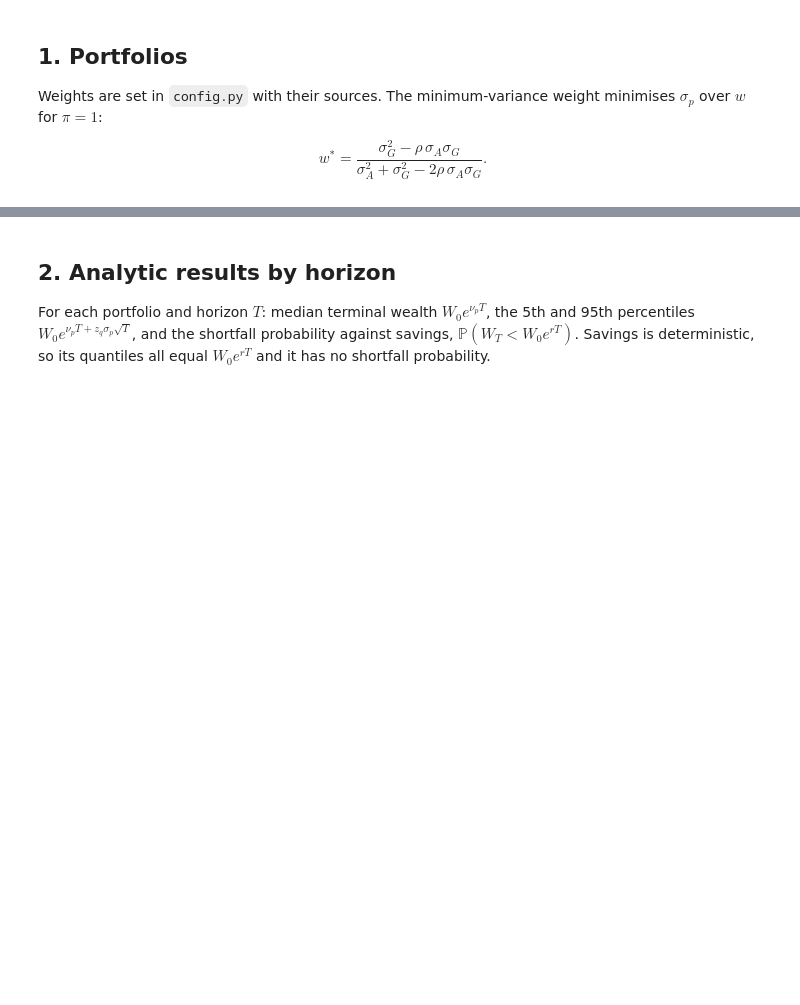
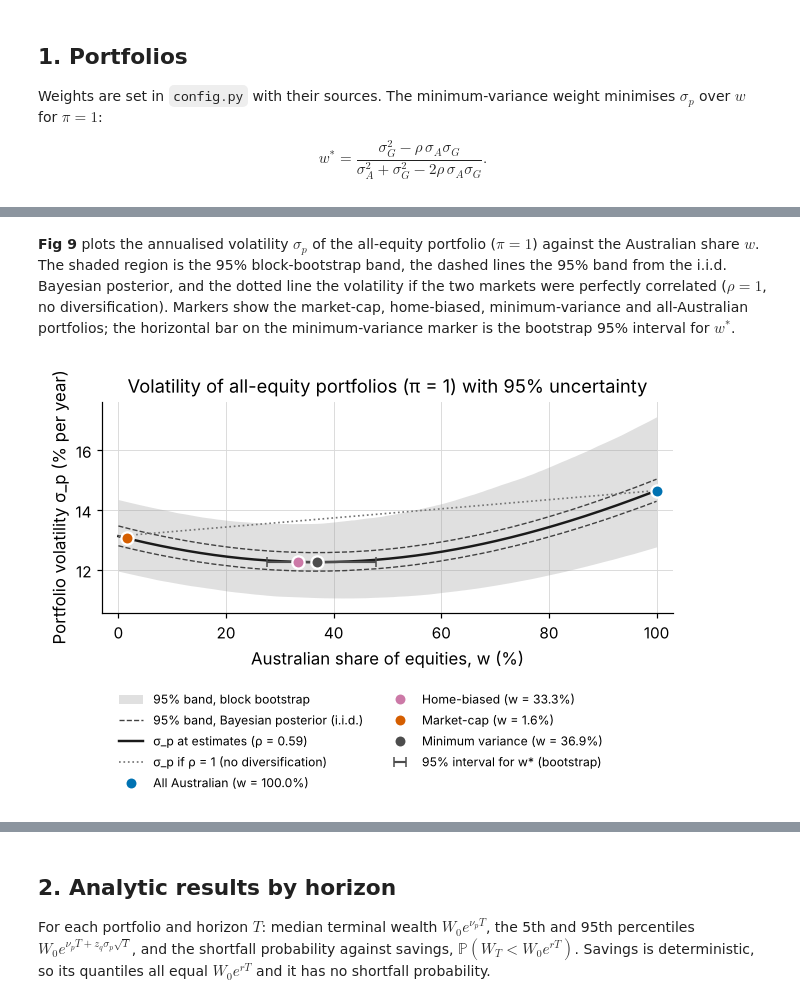
Before and after one commit to 9yifanchen9/MATH5816-Mini-Project, a Jupyter notebook: notebooks/04_application.ipynb, the cells around one changed output, grey strips where cells are left out. Saved outputs shown, nothing was run; the diff lists cells and outputs as text; code cells hidden in the pictures; blank space fills up the shorter version.

```diff
--- a/notebooks/04_application.ipynb
+++ b/notebooks/04_application.ipynb
@@ -139,3 +156,40 @@ plt.show()
+# %% [markdown]
+**Fig 9** plots the annualised volatility $\sigma_p$ of the all-equity portfolio ($\pi = 1$) against the
+Australian share $w$. The shaded region is the 95% block-bootstrap band, the dashed lines the 95% band from
+the i.i.d. Bayesian posterior, and the dotted line the volatility if the two markets were perfectly
+correlated ($\rho = 1$, no diversification). Markers show the market-cap, home-biased, minimum-variance and
+all-Australian portfolios; the horizontal bar on the minimum-variance marker is the bootstrap 95% interval
+for $w^*$.
+# %%
+sig_nodiv = wg * s_a + (1 - wg) * s_g
+fig, ax = plt.subplots(figsize=(6.0, 4.0))
+ax.fill_between(100 * wg, 100 * band_boot[0], 100 * band_boot[1], color="0.6", alpha=0.3, lw=0,
+                label="95% band, block bootstrap")
+for j in range(2):
+    ax.plot(100 * wg, 100 * band_post[j], color="0.25", lw=0.9, ls="--",
+            label="95% band, Bayesian posterior (i.i.d.)" if j == 0 else None)
+ax.plot(100 * wg, 100 * sig_curve, color="0.1", lw=1.6, label=f"σ_p at estimates (ρ = {rho:.2f})")
+ax.plot(100 * wg, 100 * sig_nodiv, color="0.45", lw=1.1, ls=":", label="σ_p if ρ = 1 (no diversification)")
+ys = 100 * port_tab.loc["Minimum variance", "sigma_p"]
+ax.errorbar(100 * w_star_used, ys, xerr=[[100 * (w_star_used - w_star_ci[0])], [100 * (w_star_ci[1] - w_star_used)]],
+            fmt="none", ecolor=COL["Minimum variance"], elinewidth=1.4, capsize=3, zorder=4,
+            label="95% interval for w* (bootstrap)")
+for p in RISKY:
+    w = PORTS[p][1]
+    ax.plot(100 * w, 100 * port_tab.loc[p, "sigma_p"], "o", ms=8, color=COL[p], mec="white", mew=1.5, zorder=5,
+            label=f"{p} (w = {100 * w:.1f}%)")
+ax.set_xlabel("Australian share of equities, w (%)")
+ax.set_ylabel("Portfolio volatility σ_p (% per year)")
+ax.set_title("Volatility of all-equity portfolios (π = 1) with 95% uncertainty")
+ax.set_xlim(-3, 103)
+ax.set_ylim(100 * band_boot[0].min() - 0.5, 100 * max(band_boot[1].max(), sig_nodiv.max()) + 0.5)
+handles, labels = ax.get_legend_handles_labels()
+fig.legend(handles, labels, loc="lower center", ncol=2, fontsize=8, bbox_to_anchor=(0.5, -0.01))
+fig.tight_layout(rect=(0, 0.25, 1, 1))
+gu.savefig(fig, "fig09_volatility_vs_weight")
+plt.show()
+# %% [output]
+[figure, added]
 # %%
 w_home = PORTS["Home-biased"][1]
 w_mcap = PORTS["Market-cap"][1]
```
Also changed, not shown: parts of 9 cells of this notebook, 9 other files.
